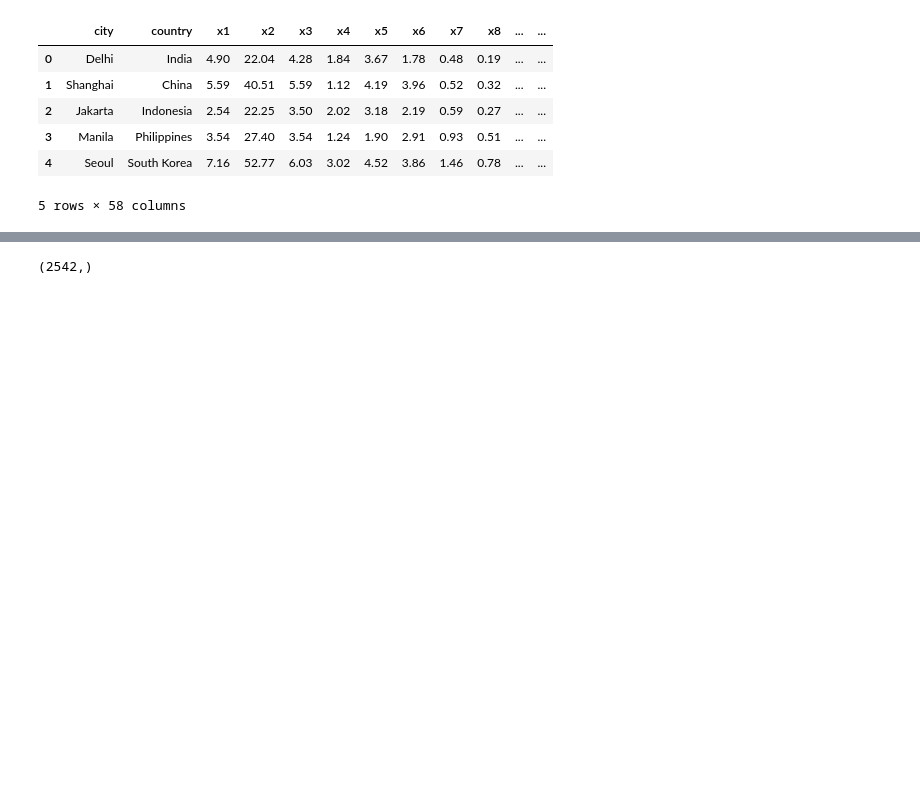
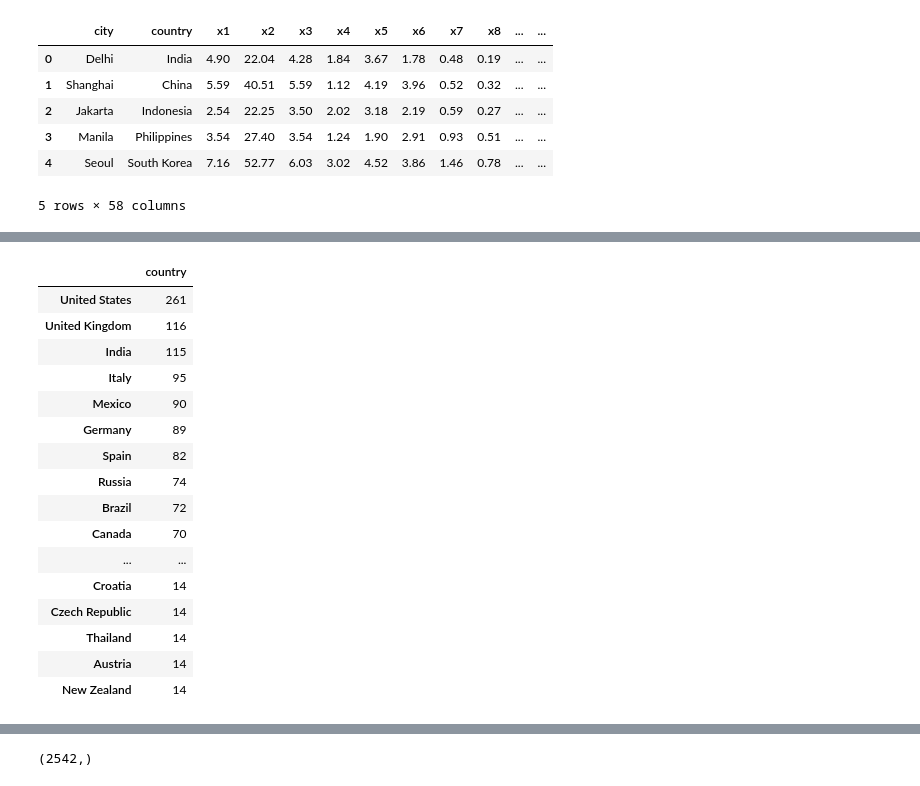
Before and after one commit to SunHyongKwon/SeongYeon, a Jupyter notebook: Data Analysis2/02.간단히 예측률 확인하기.ipynb, the cells around one changed output, grey strips where cells are left out. Cells and saved outputs as stored; diff of their text form; code cells hidden in the pictures; blank space fills up the shorter version.

```diff
--- a/Data Analysis2/02.간단히 예측률 확인하기.ipynb
+++ b/Data Analysis2/02.간단히 예측률 확인하기.ipynb
@@ -22,0 +39,20 @@ cost.head()
+# %%
+pd.DataFrame(cost['country'].value_counts().sort_values(ascending=False)).head(50)
+# %% [output]
+|  | country |
+| United States | 261 |
+| United Kingdom | 116 |
+| India | 115 |
+| Italy | 95 |
+| Mexico | 90 |
+| Germany | 89 |
+| Spain | 82 |
+| Russia | 74 |
+| Brazil | 72 |
+| Canada | 70 |
+| ... | ... |
+| Croatia | 14 |
+| Czech Republic | 14 |
+| Thailand | 14 |
+| Austria | 14 |
+| New Zealand | 14 |
```
Also changed, not shown: parts of 6 cells of this notebook, 13 other files.
